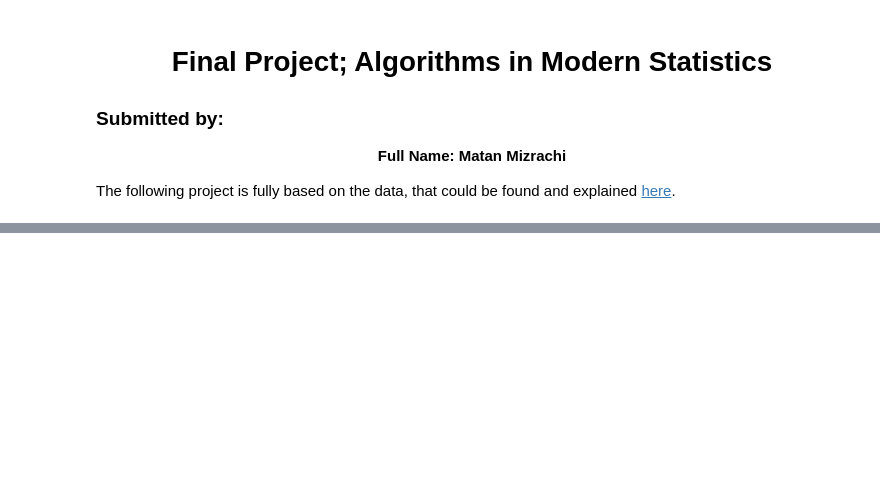
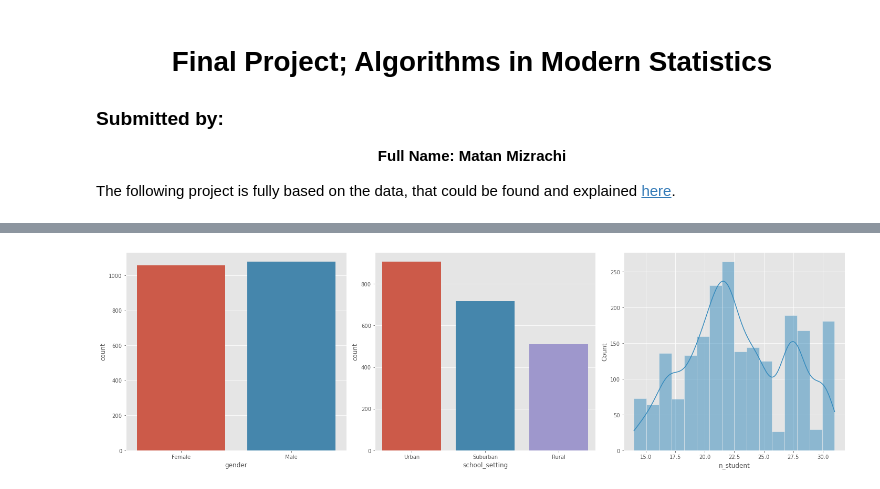
Before and after one commit to Matt88Ac/ModernStatistics_Final, a Jupyter notebook: Test_Scores.ipynb, the cells around one changed output, grey strips where cells are left out. Drawn from its saved outputs; the diff is of its cells as text; code cells hidden in the pictures; blank space fills up the shorter version.

```diff
--- a/Test_Scores.ipynb
+++ b/Test_Scores.ipynb
@@ -13,7 +13,10 @@ import seaborn as sns
 import warnings
 warnings.filterwarnings('ignore')
 
-sns.set_style('darkgrid')
+plt.style.use('ggplot')
 
 from tqdm.notebook import tqdm
 tqdm.pandas()
+# %%
+df = pd.read_csv('archive/test_scores.csv')
+df.head()
@@ -19,0 +30,15 @@ tqdm.pandas()
+# %%
+plt.figure(figsize=(20, 6))
+
+plt.subplot(1, 3, 1)
+sns.countplot(df['gender'])
+plt.subplot(1, 3, 2)
+sns.countplot(df['school_setting'])
+
+plt.subplot(1, 3, 3)
+sns.histplot(df['n_student'], kde=True, ax=plt.gca())
+
+plt.tight_layout()
+plt.show()
+# %% [output]
+[figure, added]
```
Also changed, not shown: parts of 2 cells of this notebook.
